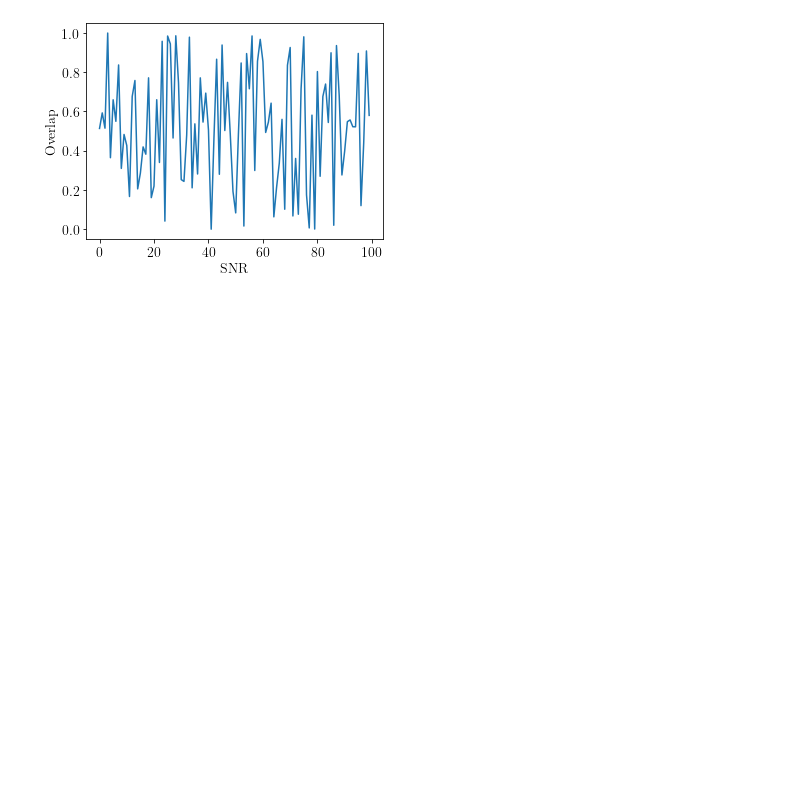
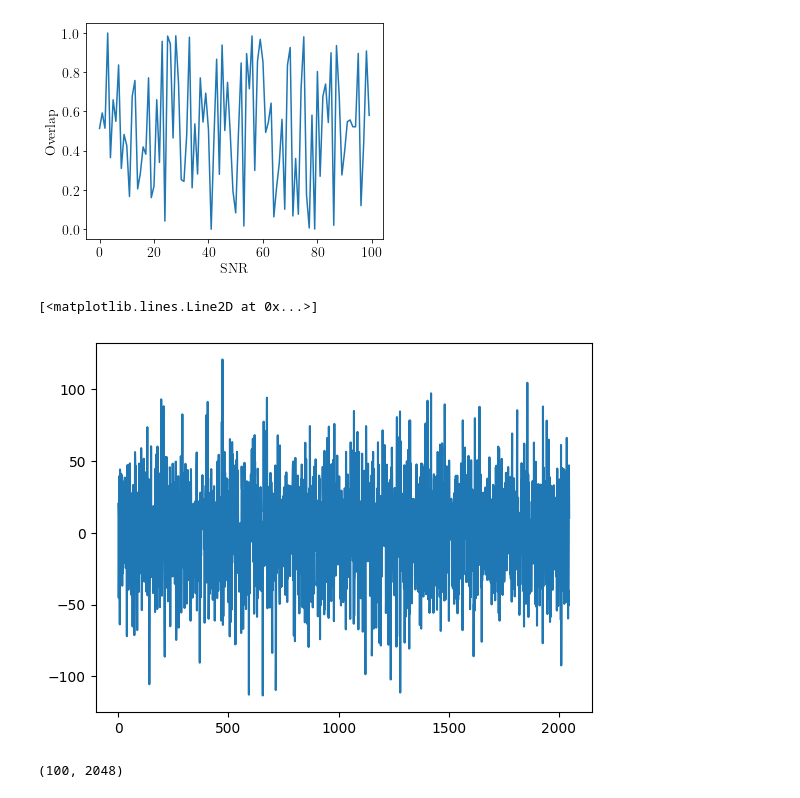
Before and after one commit to chayanchatterjee/AWaRe_train, a Jupyter notebook: notebooks/Untitled.ipynb, the cells around one changed output. Saved outputs shown, nothing was run; the diff lists cells and outputs as text; code cells hidden in the pictures; blank space fills up the shorter version.

Commit message:
Added sample generation code for noise reconstruction

```diff
--- a/notebooks/Untitled.ipynb
+++ b/notebooks/Untitled.ipynb
@@ -237,3 +237,15 @@ plt.xlabel('SNR', fontsize=14)
 fig.savefig('Test.png', bbox_inches="tight", facecolor='w', transparent=False, dpi=400)
 # %% [output]
 [figure]
+# %%
+import h5py
+
+f1 = h5py.File('/workspace/ligo_data/ml-training-strategies/data/train_signals.hdf', 'r')
+f2 = h5py.File('/workspace/ligo_data/ml-training-strategies/data/train_noise.hdf', 'r')
+# %%
+from matplotlib import pyplot as plt
+
+plt.plot(f2['data']['0'][0])
+# %% [output]
+[<matplotlib.lines.Line2D at 0x...>]
+[figure, added]
@@ -239,0 +266,4 @@ fig.savefig('Test.png', bbox_inches="tight", facecolor='w', transparent=False, d
+# %%
+strain.shape
+# %% [output]
+(100, 2048)
```
Also changed, not shown: parts of 3 cells of this notebook, 1 other file.
